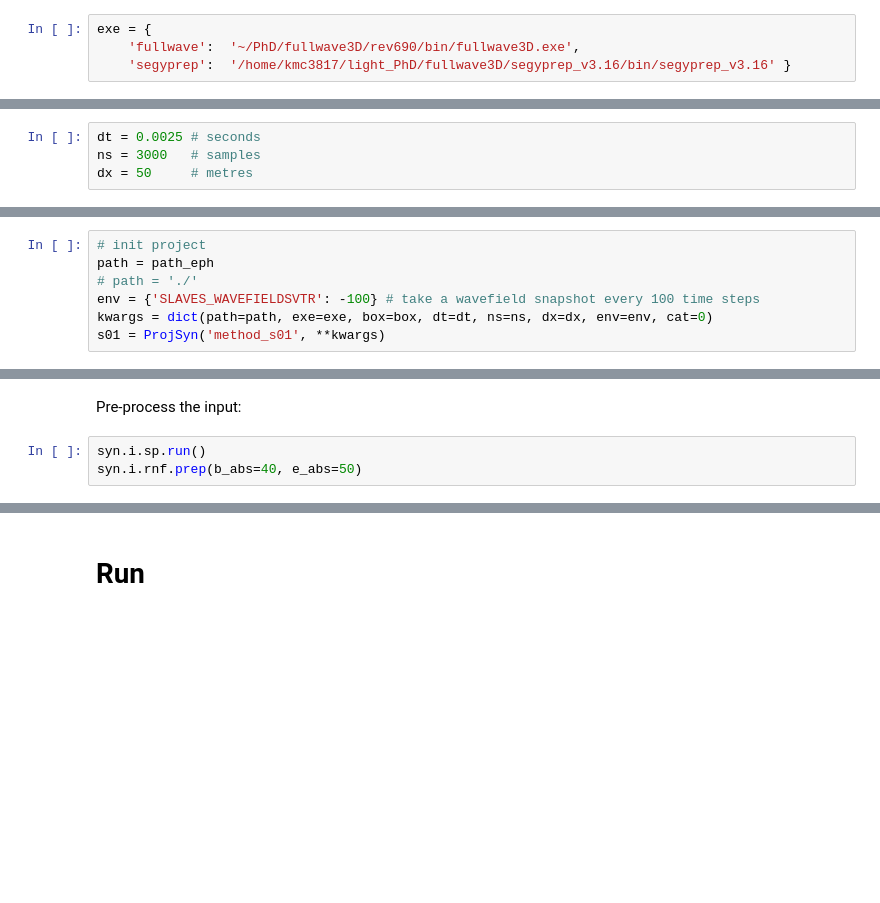
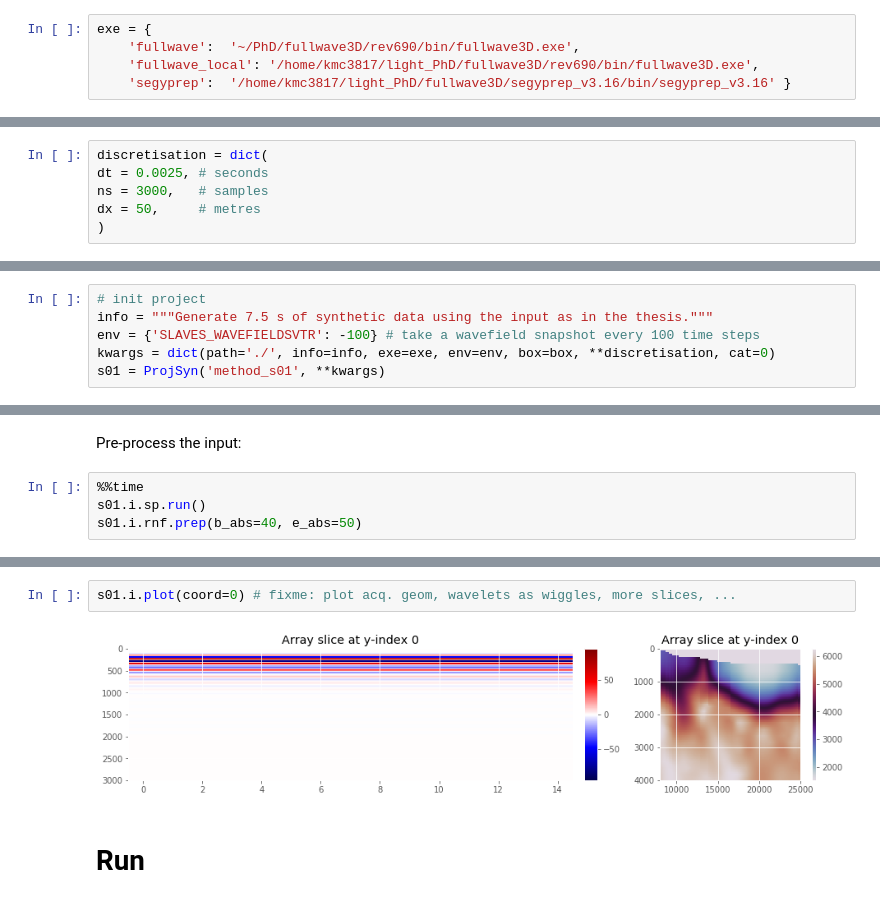
Before and after one commit to kmch/Santorini-FWI, a Jupyter notebook: notebooks/ch08_Kolumbo_volcano/0831_Synthetic-data_calculation.ipynb, the cells around one changed output, grey strips where cells are left out. Saved outputs shown, nothing was run; the diff lists cells and outputs as text; blank space fills up the shorter version.

```diff
--- a/notebooks/ch08_Kolumbo_volcano/0831_Synthetic-data_calculation.ipynb
+++ b/notebooks/ch08_Kolumbo_volcano/0831_Synthetic-data_calculation.ipynb
@@ -78,15 +70,18 @@ box
 # %%
 exe = {
     'fullwave':  '~/PhD/fullwave3D/rev690/bin/fullwave3D.exe',
+    'fullwave_local': '/home/kmc3817/light_PhD/fullwave3D/rev690/bin/fullwave3D.exe',
     'segyprep':  '/home/kmc3817/light_PhD/fullwave3D/segyprep_v3.16/bin/segyprep_v3.16' }
 # %% [markdown]
 ### Discretisation
 # %% [markdown]
 3000 time samples is more than enough to capture the arrivals at all offsets, even for 2-sec time-window
 # %%
-dt = 0.0025 # seconds
-ns = 3000   # samples
-dx = 50     # metres
+discretisation = dict(
+dt = 0.0025, # seconds
+ns = 3000,   # samples
+dx = 50,     # metres
+)
 # %% [markdown]
 ### Source wavelet
 # %%
@@ -115,10 +113,9 @@ Wall time: 27.8 s
 # Init
 # %%
 # init project
-path = path_eph
-# path = './'
+info = """Generate 7.5 s of synthetic data using the input as in the thesis."""
 env = {'SLAVES_WAVEFIELDSVTR': -100} # take a wavefield snapshot every 100 time steps
-kwargs = dict(path=path, exe=exe, box=box, dt=dt, ns=ns, dx=dx, env=env, cat=0)
+kwargs = dict(path='./', info=info, exe=exe, env=env, box=box, **discretisation, cat=0)
 s01 = ProjSyn('method_s01', **kwargs)
 # %% [markdown]
 # Inp
@@ -151,8 +150,9 @@ Wall time: 22.7 s
 # %% [markdown]
 Pre-process the input:
 # %%
-syn.i.sp.run()
-syn.i.rnf.prep(b_abs=40, e_abs=50)
+%%time
+s01.i.sp.run()
+s01.i.rnf.prep(b_abs=40, e_abs=50)
 # %% [output]
  SEGYPREP  -  Version 3.16.04
  ********
@@ -178,3 +219,7 @@ ValueError:
+# %%
+s01.i.plot(coord=0) # fixme: plot acq. geom, wavelets as wiggles, more slices, ...
+# %% [output]
+[figure, added]
 # %% [markdown]
 # Run
 # %% [markdown]
```
Also changed, not shown: parts of 34 cells of this notebook, 14 other files.
